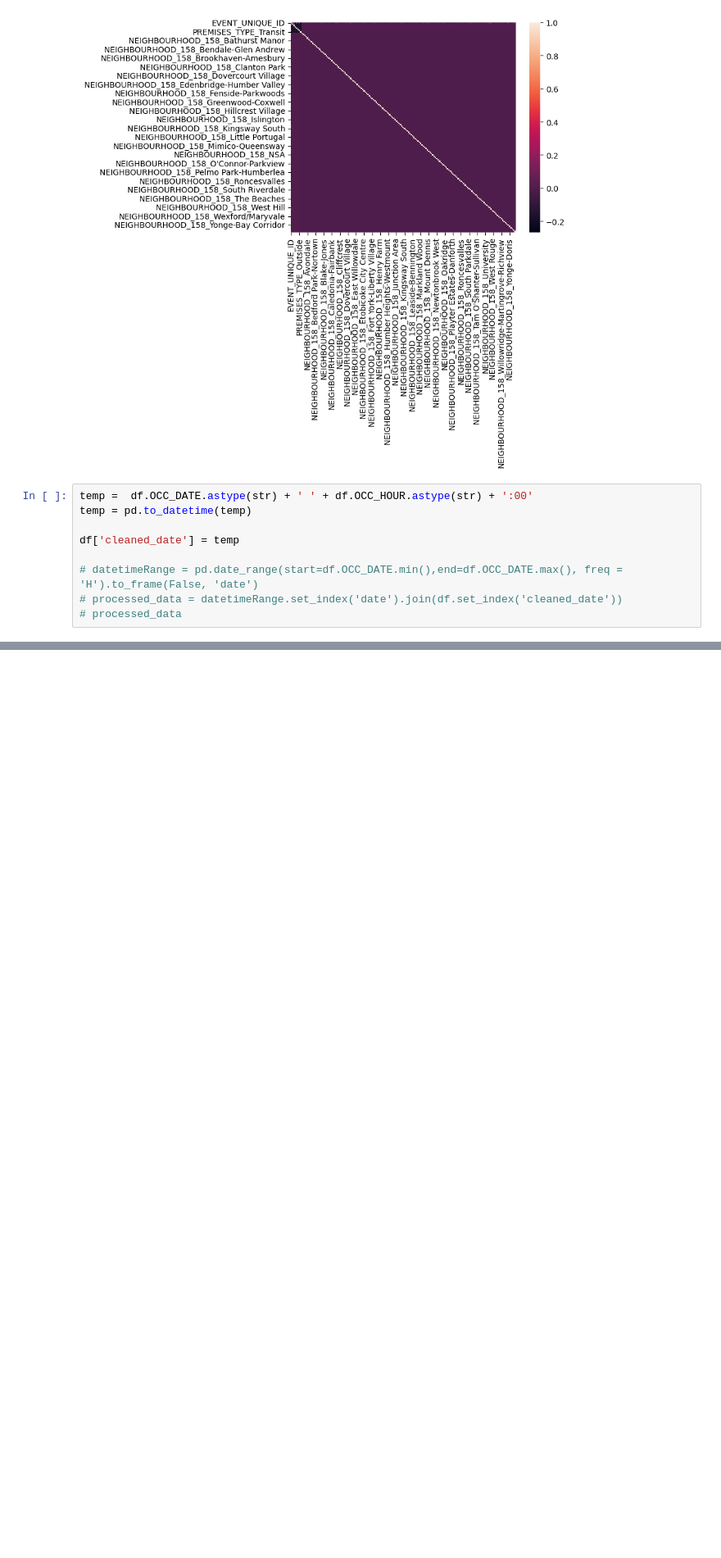
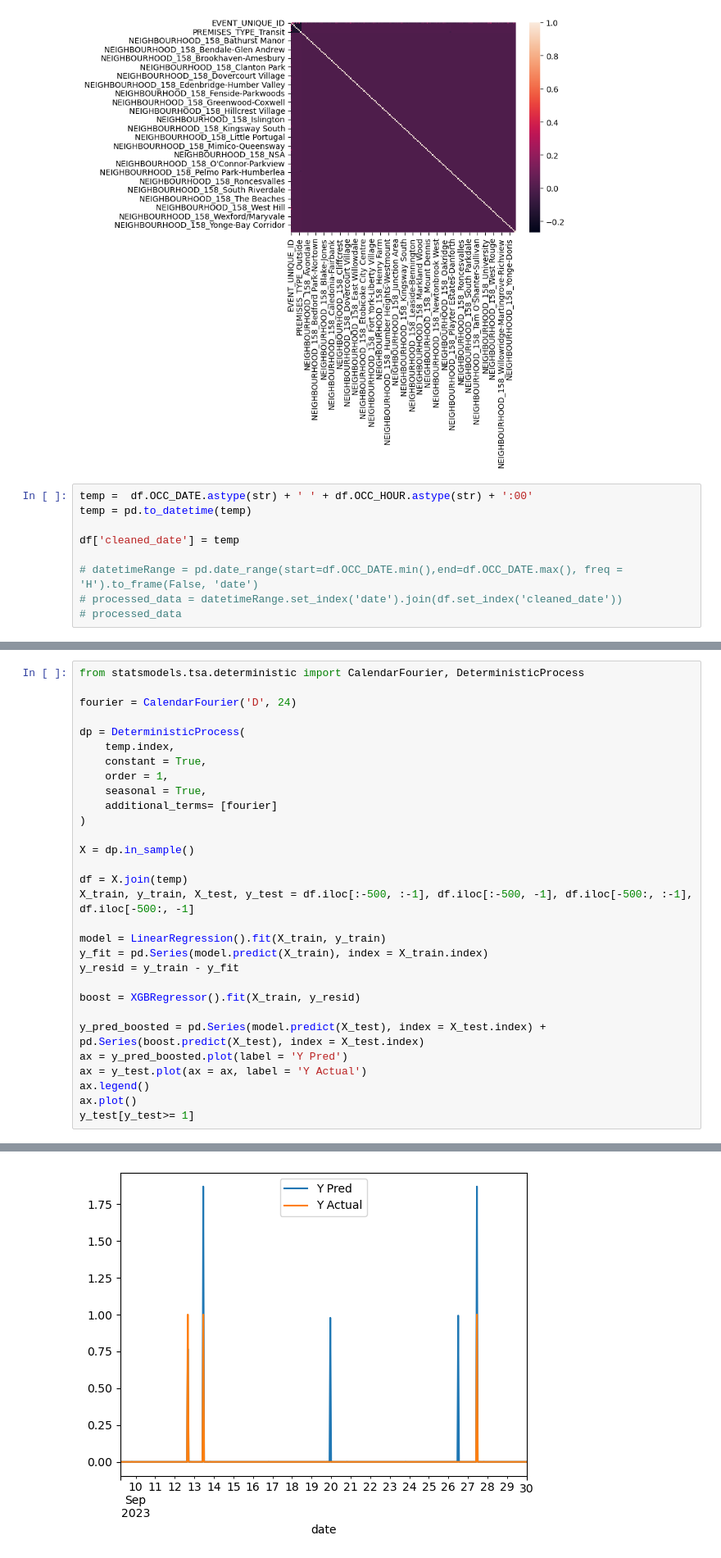
Before and after one commit to mart1428/SafeguardNavigator, a Jupyter notebook: EDA.ipynb, the cells around one changed output, grey strips where cells are left out. Shown at 82% size. Drawn from its saved outputs; the diff is of its cells as text; blank space fills up the shorter version.

```diff
--- a/EDA.ipynb
+++ b/EDA.ipynb
@@ -235,0 +290,31 @@ d
+# %%
+from statsmodels.tsa.deterministic import CalendarFourier, DeterministicProcess
+
+fourier = CalendarFourier('D', 24)
+
+dp = DeterministicProcess(
+    temp.index,
+    constant = True,
+    order = 1,
+    seasonal = True,
+    additional_terms= [fourier]
+)
+
+X = dp.in_sample()
+
+df = X.join(temp)
+X_train, y_train, X_test, y_test = df.iloc[:-500, :-1], df.iloc[:-500, -1], df.iloc[-500:, :-1], df.iloc[-500:, -1]
+
+model = LinearRegression().fit(X_train, y_train)
+y_fit = pd.Series(model.predict(X_train), index = X_train.index)
+y_resid = y_train - y_fit
+
+boost = XGBRegressor().fit(X_train, y_resid)
+
+y_pred_boosted = pd.Series(model.predict(X_test), index = X_test.index) + pd.Series(boost.predict(X_test), index = X_test.index)
+ax = y_pred_boosted.plot(label = 'Y Pred')
+ax = y_test.plot(ax = ax, label = 'Y Actual')
+ax.legend()
+ax.plot()
+y_test[y_test>= 1]
+# %% [output]
@@ -235,0 +326 @@ d
+[figure, added]
```
Also changed, not shown: parts of 14 cells of this notebook.
